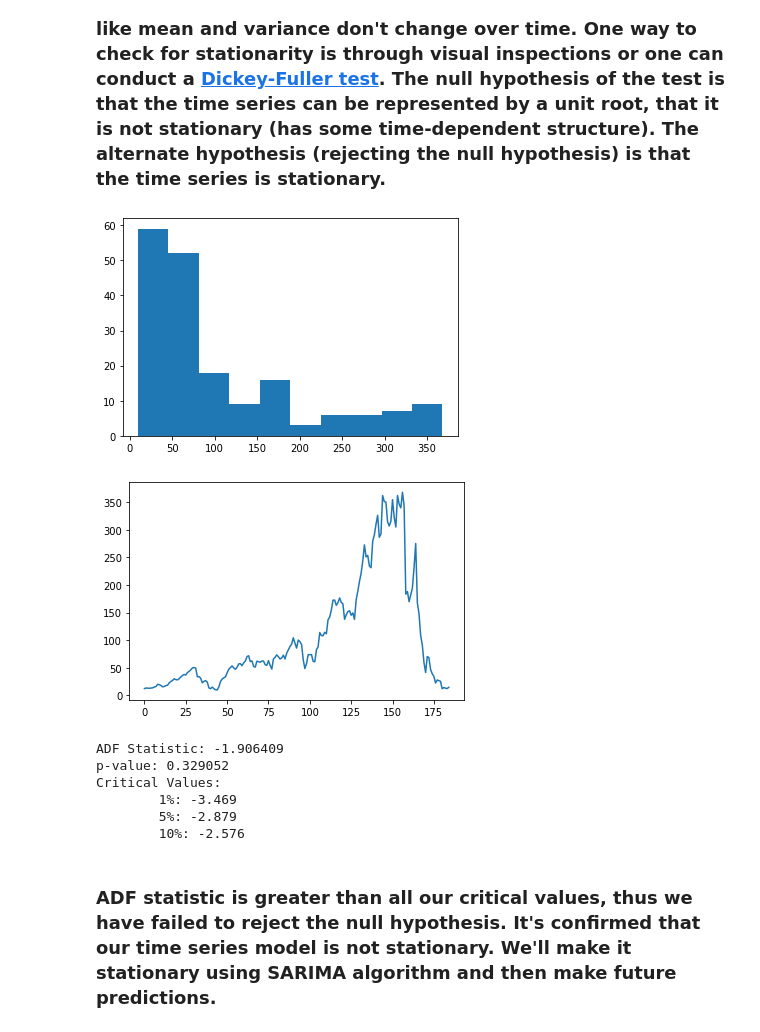
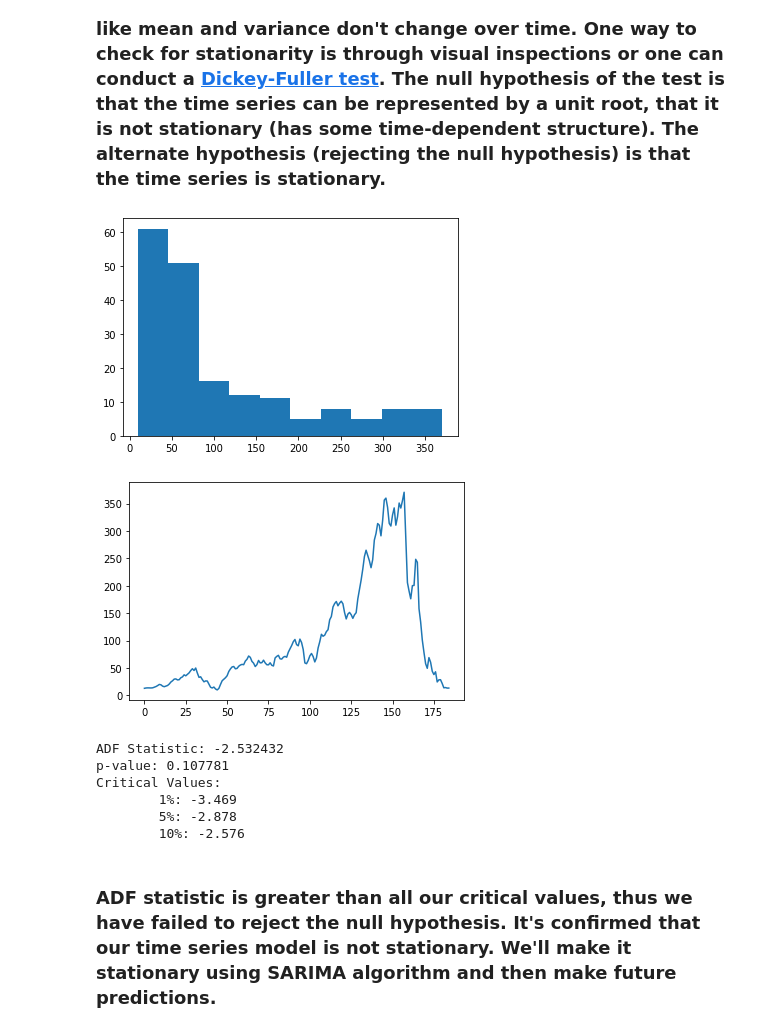
Before and after one commit to Selva-Subramanian/Yes-Bank-Stock-Closing-Price-Prediction, a Jupyter notebook: YES_BANK_STOCK_PRICE_PREDICTION.ipynb, the cells around one changed output. Drawn from its saved outputs; the diff is of its cells as text; code cells hidden in the pictures.

```diff
--- a/YES_BANK_STOCK_PRICE_PREDICTION.ipynb
+++ b/YES_BANK_STOCK_PRICE_PREDICTION.ipynb
@@ -368,18 +537,18 @@ dema(df['Close'], alphas = [0.1], betas = [0.9])
 # %%
 # visual inspection
 
-x = df['Close']
+x = df['OHL']
 plt.hist(x)
 plt.show()
 plt.plot(x)
 plt.show()
 # %% [output]
-[figure, old version]
+[figure, new version]
-[figure, old version]
+[figure, new version]
 # %%
 # Implement Dickey-Fuller test
 
-x = df['Close'].values
+x = df['OHL'].values
 result = adfuller(x)
 print('ADF Statistic: %f' % result[0])
 print('p-value: %f' % result[1])
@@ -387,11 +556,11 @@ print('Critical Values:')
 for key, value in result[4].items():
 	print('\t%s: %.3f' % (key, value))
 # %% [output]
-ADF Statistic: -1.906409
-p-value: 0.329052
+ADF Statistic: -2.532432
+p-value: 0.107781
 Critical Values:
         1%: -3.469
-        5%: -2.879
+        5%: -2.878
         10%: -2.576
 # %% [markdown]
 ### ADF statistic is greater than all our critical values, thus we have failed to reject the null hypothesis. It's confirmed that our time series model is not stationary. We'll make it stationary using SARIMA algorithm and then make future predictions.
```
Also changed, not shown: parts of 32 cells of this notebook.
